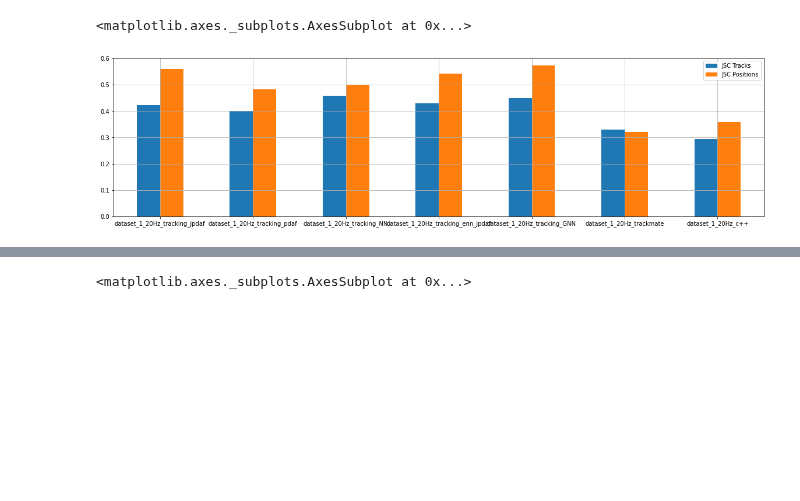
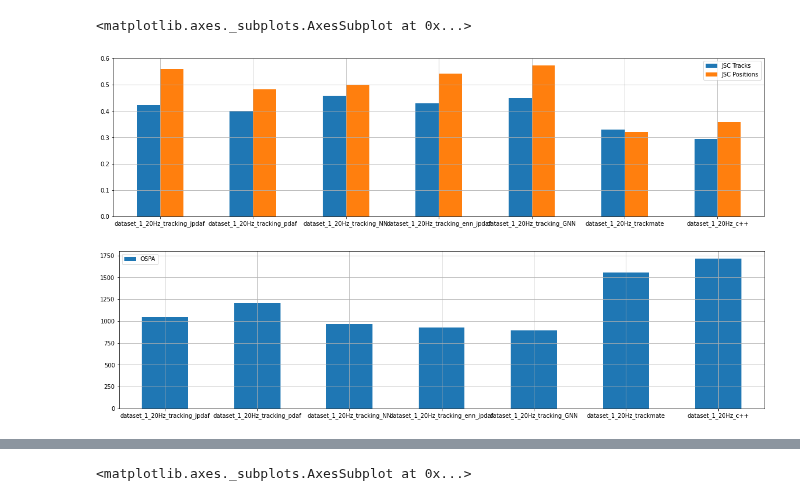
Before and after one commit to MarianoFernandez0/Proyecto-, a Jupyter notebook: tracking_algorithm_evaluation/Plots.ipynb, the cells around one changed output, grey strips where cells are left out. Saved outputs shown, nothing was run; the diff lists cells and outputs as text; code cells hidden in the pictures; blank space fills up the shorter version.

```diff
--- a/tracking_algorithm_evaluation/Plots.ipynb
+++ b/tracking_algorithm_evaluation/Plots.ipynb
@@ -63,9 +66,12 @@ tracks_dataset_1_20Hz.head()
 # %%
 tracks_dataset_1_20Hz.plot.bar(y=['JSC Tracks', 'JSC Positions'], subplots=False,figsize=(20,5),
                                use_index=True, legend=True, rot=0, grid=True)
+tracks_dataset_1_20Hz.plot.bar(y=['OSPA'], subplots=False,figsize=(20,5),
+                               use_index=True, legend=True, rot=0, grid=True)
 # %% [output]
 <matplotlib.axes._subplots.AxesSubplot at 0x...>
 [figure]
+[figure, added]
 # %%
 dataset = 'dataset_1_30Hz'
 bool_idx = []
```
Also changed, not shown: parts of 12 cells of this notebook, 2 other files.
